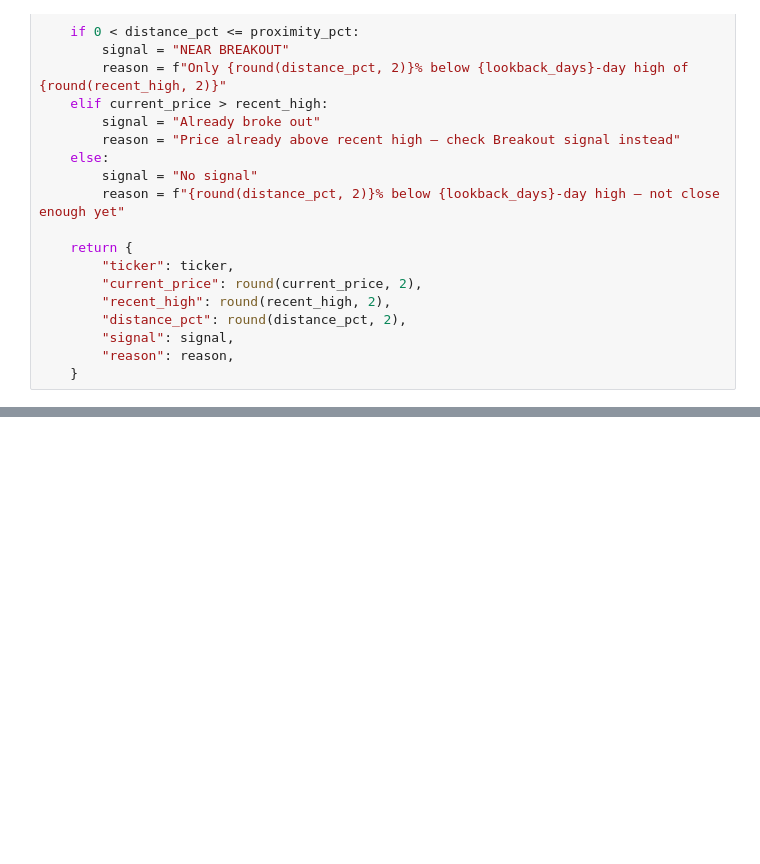
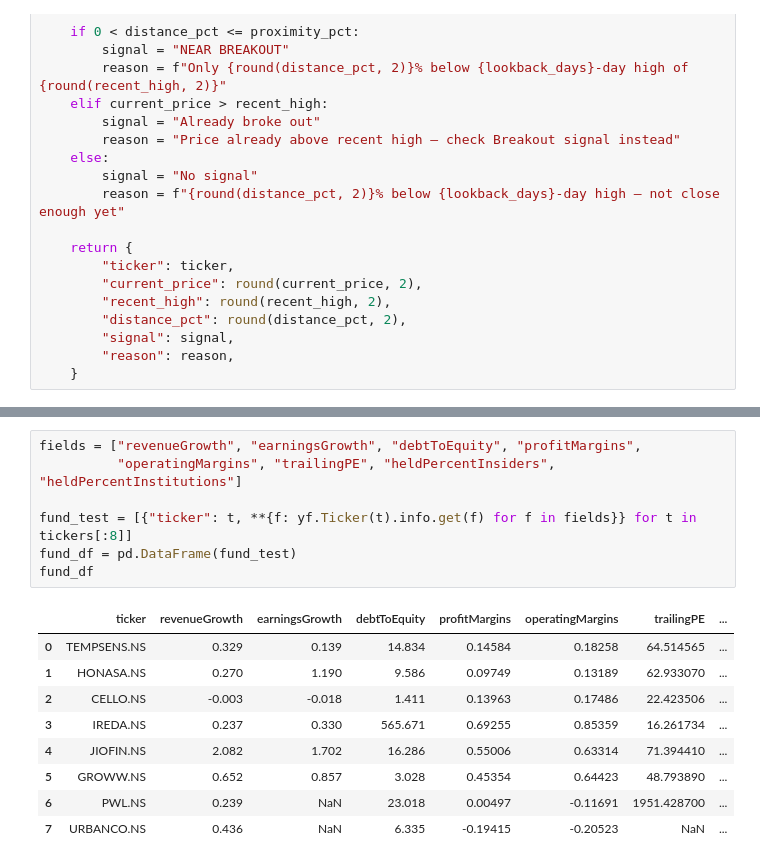
Before and after one commit to kartik-86/Equity-Signal, a Jupyter notebook: notebooks/01_explore_data.ipynb, the cells around one changed output, grey strips where cells are left out. Drawn from its saved outputs; the diff is of its cells as text; blank space fills up the shorter version.

```diff
--- a/notebooks/01_explore_data.ipynb
+++ b/notebooks/01_explore_data.ipynb
@@ -1029,0 +1038,17 @@ breakout_df
+# %%
+fields = ["revenueGrowth", "earningsGrowth", "debtToEquity", "profitMargins",
+          "operatingMargins", "trailingPE", "heldPercentInsiders", "heldPercentInstitutions"]
+
+fund_test = [{"ticker": t, **{f: yf.Ticker(t).info.get(f) for f in fields}} for t in tickers[:8]]
+fund_df = pd.DataFrame(fund_test)
+fund_df
+# %% [output]
+|  | ticker | revenueGrowth | earningsGrowth | debtToEquity | profitMargins | operatingMargins | trailingPE | ... |
+| 0 | TEMPSENS.NS | 0.329 | 0.139 | 14.834 | 0.14584 | 0.18258 | 64.514565 | ... |
+| 1 | HONASA.NS | 0.270 | 1.190 | 9.586 | 0.09749 | 0.13189 | 62.933070 | ... |
+| 2 | CELLO.NS | -0.003 | -0.018 | 1.411 | 0.13963 | 0.17486 | 22.423506 | ... |
+| 3 | IREDA.NS | 0.237 | 0.330 | 565.671 | 0.69255 | 0.85359 | 16.261734 | ... |
+| 4 | JIOFIN.NS | 2.082 | 1.702 | 16.286 | 0.55006 | 0.63314 | 71.394410 | ... |
+| 5 | GROWW.NS | 0.652 | 0.857 | 3.028 | 0.45354 | 0.64423 | 48.793890 | ... |
+| 6 | PWL.NS | 0.239 | NaN | 23.018 | 0.00497 | -0.11691 | 1951.428700 | ... |
+| 7 | URBANCO.NS | 0.436 | NaN | 6.335 | -0.19415 | -0.20523 | NaN | ... |
```
Also changed, not shown: parts of 4 cells of this notebook, 1 other file.
